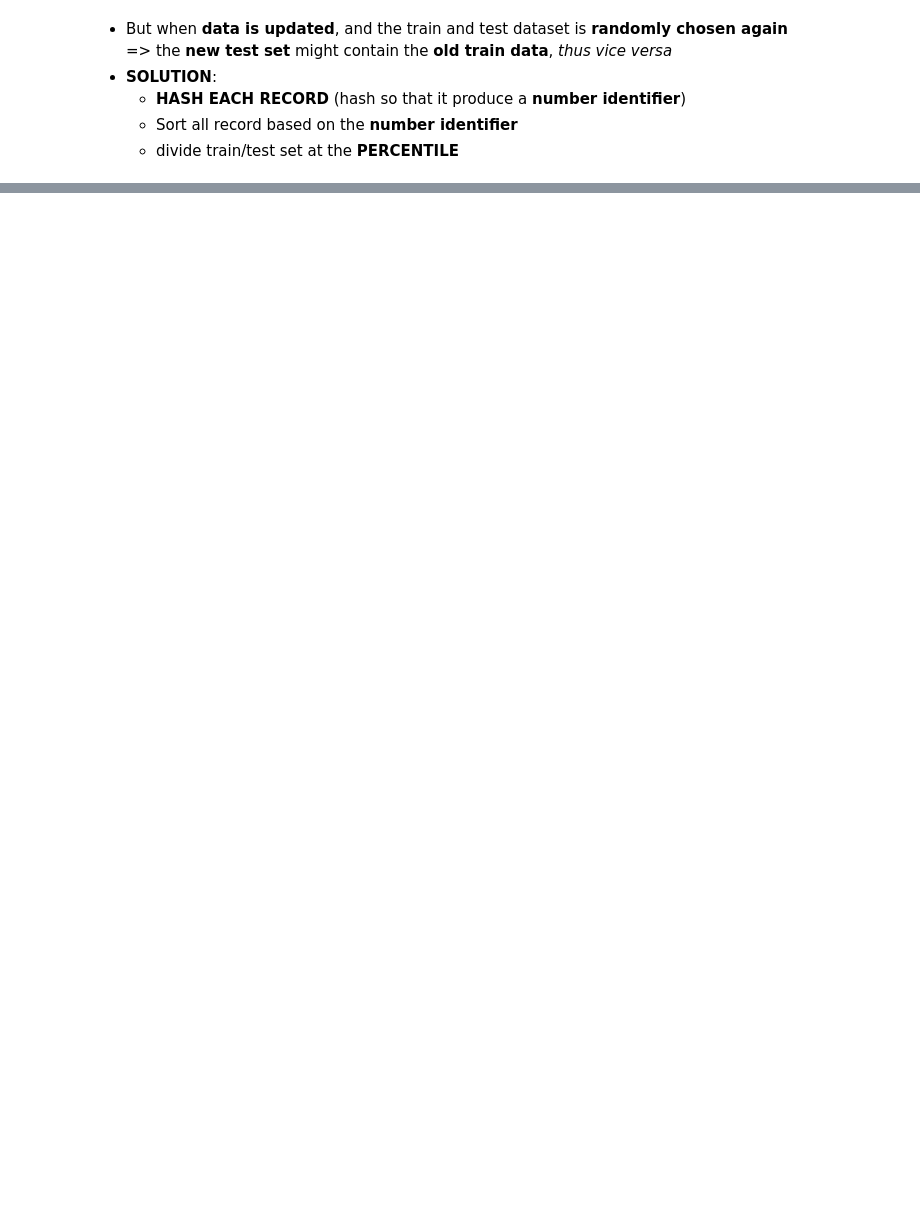
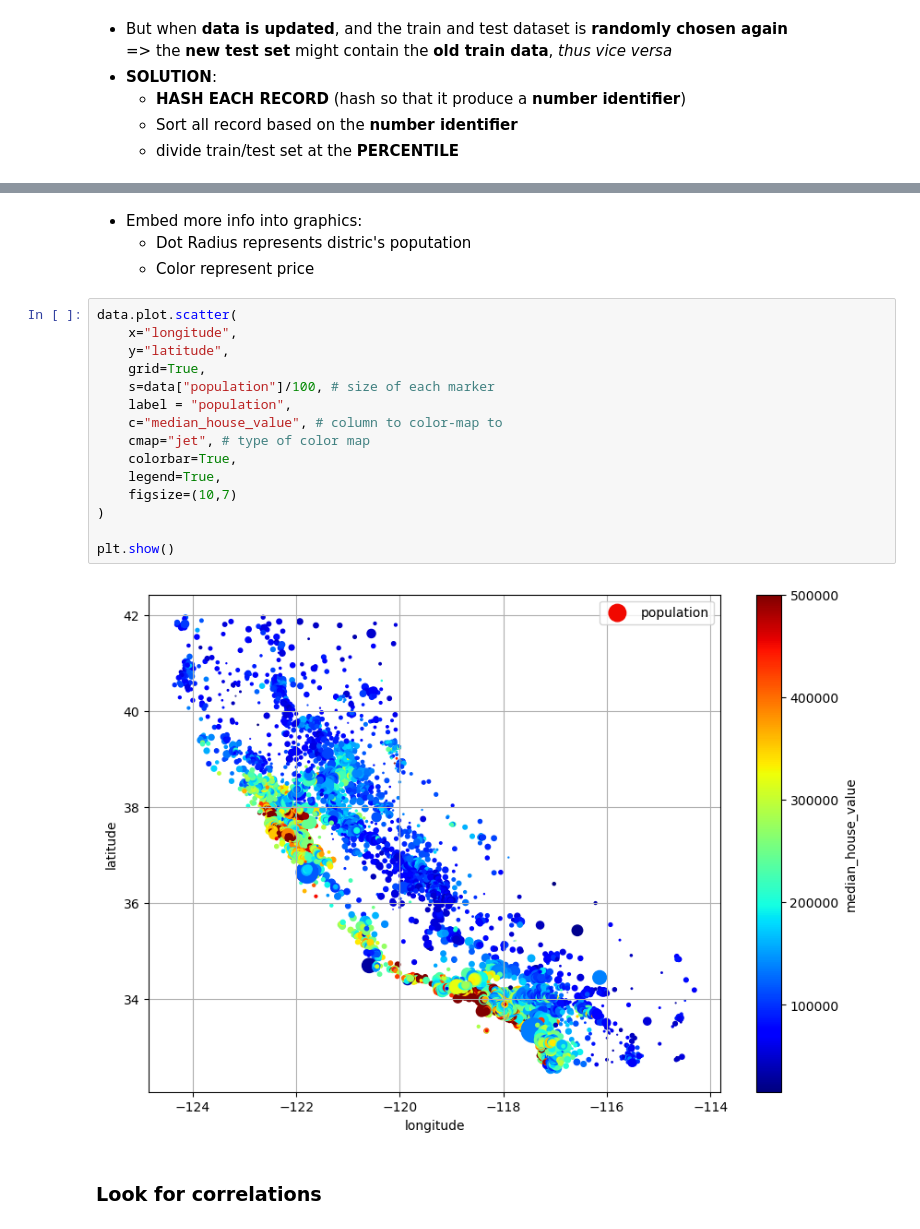
Before and after one commit to DurianDan/hands-on-machine-learning-tensorflow, a Jupyter notebook: chapter2/end-to-end-ML-project.ipynb, the cells around one changed output, grey strips where cells are left out. Cells and saved outputs as stored; diff of their text form; blank space fills up the shorter version.

```diff
--- a/chapter2/end-to-end-ML-project.ipynb
+++ b/chapter2/end-to-end-ML-project.ipynb
@@ -87,0 +199,23 @@ trainset, testset = train_test_split(data, test_size=.2, random_state=44)
+# %% [markdown]
+- Embed more info into graphics:
+  - Dot Radius represents distric's poputation
+  - Color represent price
+# %%
+data.plot.scatter(
+    x="longitude",
+    y="latitude",
+    grid=True,
+    s=data["population"]/100, # size of each marker
+    label = "population",
+    c="median_house_value", # column to color-map to
+    cmap="jet", # type of color map
+    colorbar=True,
+    legend=True,
+    figsize=(10,7)
+)
+
+plt.show()
+# %% [output]
+[figure, added]
+# %% [markdown]
+### Look for correlations
```
Also changed, not shown: parts of 28 cells of this notebook, 2 other files.
